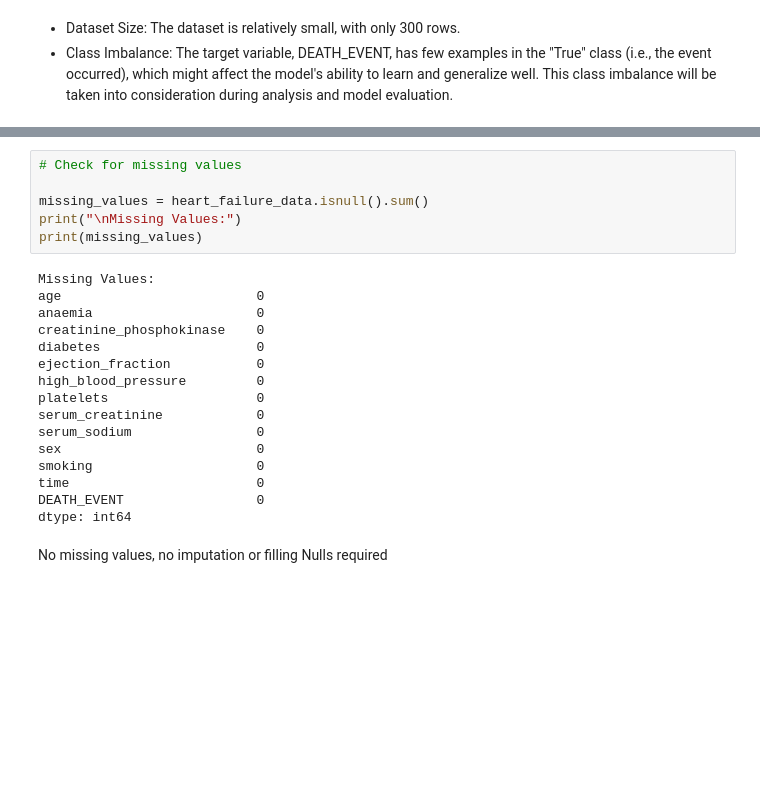
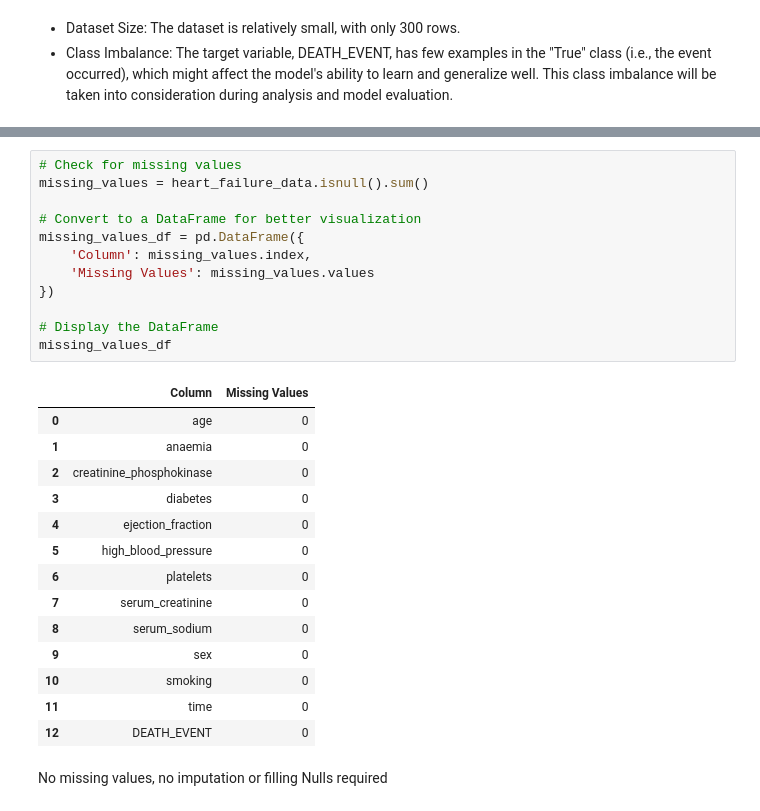
Before and after one commit to UBC-MDS/heart-failure-analysis, a Jupyter notebook: heart-failure-analysis.ipynb, the cells around one changed output, grey strips where cells are left out. Cells and saved outputs as stored; diff of their text form; blank space fills up the shorter version.

Commit message:
more ipynb code edits, edits to qmd, created tables

```diff
--- a/heart-failure-analysis.ipynb
+++ b/heart-failure-analysis.ipynb
@@ -183,26 +214,31 @@ Summary Statistics:
 | max | 95.000000 | 7861.000000 | 80.000000 | 850000.000000 | 9.40000 | 148.000000 | 285.000000 |
 # %%
 # Check for missing values
+missing_values = heart_failure_data.isnull().sum()
 
-missing_values = heart_failure_data.isnull().sum()
-print("\nMissing Values:")
-print(missing_values)
+# Convert to a DataFrame for better visualization
+missing_values_df = pd.DataFrame({
+    'Column': missing_values.index,
+    'Missing Values': missing_values.values
+})
+
+# Display the DataFrame
+missing_values_df
 # %% [output]
-Missing Values:
-age                         0
-anaemia                     0
-creatinine_phosphokinase    0
-diabetes                    0
-ejection_fraction           0
-high_blood_pressure         0
-platelets                   0
-serum_creatinine            0
-serum_sodium                0
-sex                         0
-smoking                     0
-time                        0
-DEATH_EVENT                 0
-dtype: int64
+|  | Column | Missing Values |
+| 0 | age | 0 |
+| 1 | anaemia | 0 |
+| 2 | creatinine_phosphokinase | 0 |
+| 3 | diabetes | 0 |
+| 4 | ejection_fraction | 0 |
+| 5 | high_blood_pressure | 0 |
+| 6 | platelets | 0 |
+| 7 | serum_creatinine | 0 |
+| 8 | serum_sodium | 0 |
+| 9 | sex | 0 |
+| 10 | smoking | 0 |
+| 11 | time | 0 |
+| 12 | DEATH_EVENT | 0 |
 # %% [markdown]
 No missing values, no imputation or filling Nulls required
 # %%
```
Also changed, not shown: parts of 6 cells of this notebook, 3 other files.
